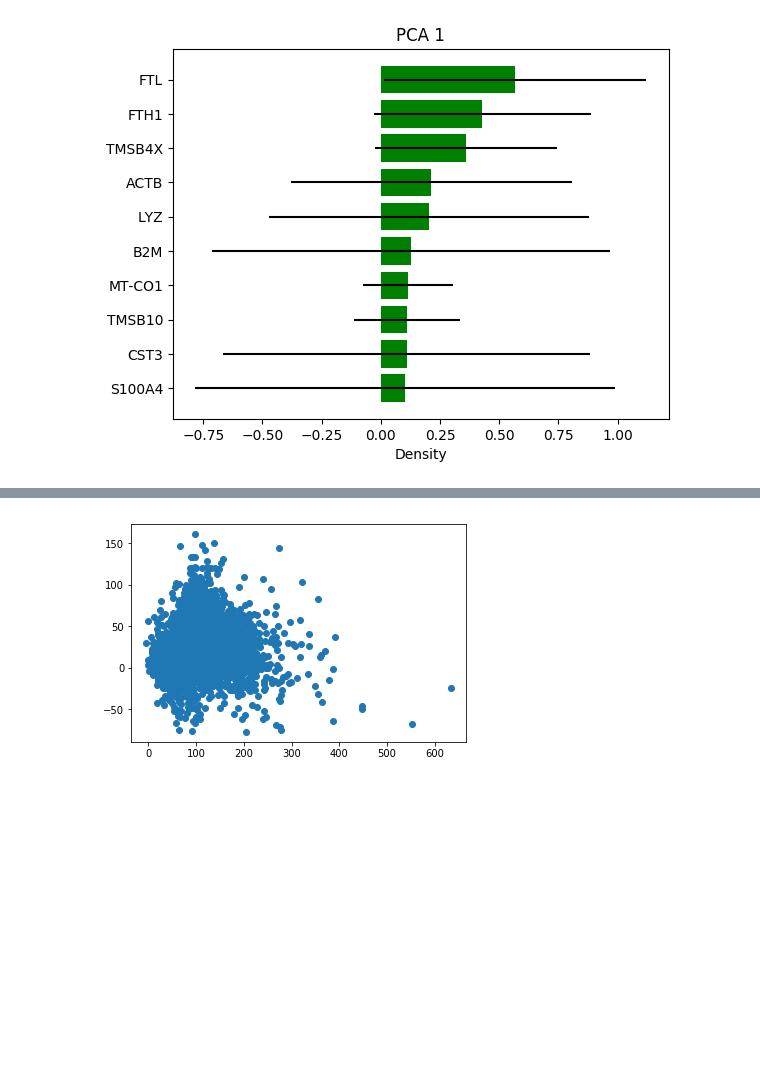
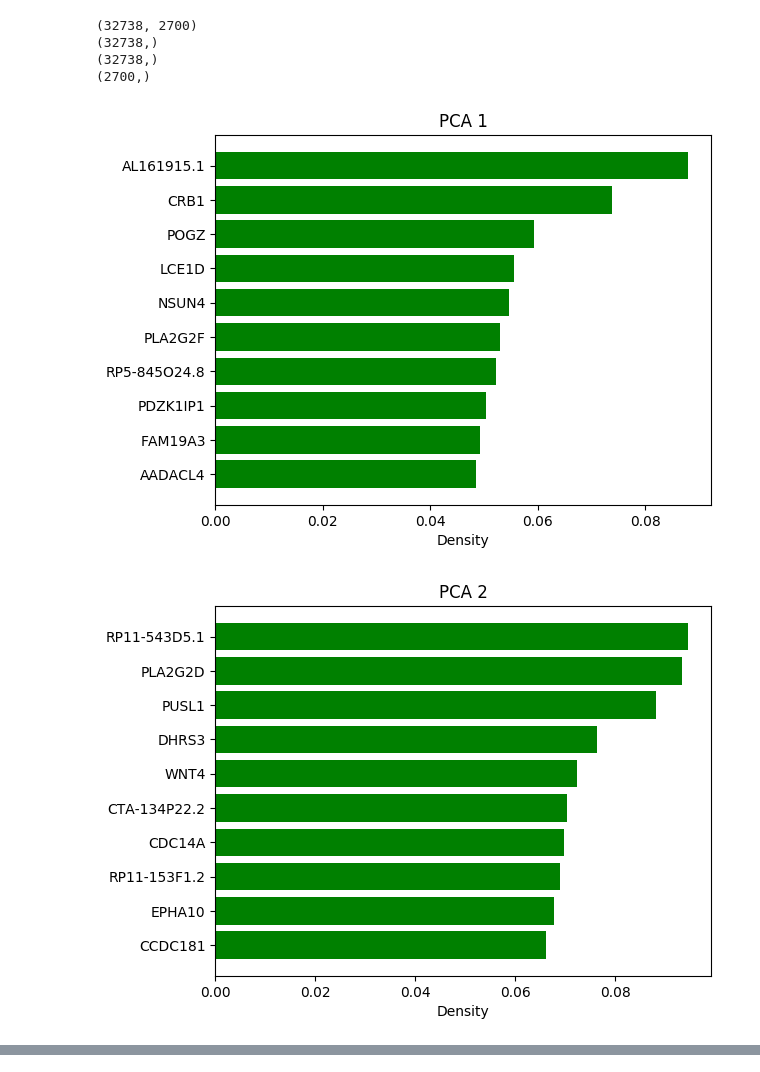
Before and after one commit to achave11-ucsc/GA4GH-MLSpring17, a Jupyter notebook: Proces_Data.ipynb, the cells around one changed output, grey strips where cells are left out. Drawn from its saved outputs; the diff is of its cells as text; code cells hidden in the pictures; blank space fills up the shorter version.

```diff
--- a/Proces_Data.ipynb
+++ b/Proces_Data.ipynb
@@ -23,6 +38,16 @@ gene_ids_names = np.matrix([row for row in csv.reader(open(genes_path), delimite
 
 barcodes_path = os.path.join(human_matrix_dir, "barcodes.tsv")
 barcodes = np.array([row[0] for row in csv.reader(open(barcodes_path), delimiter="\t")])
+# %%
+print mat.shape
+print gene_ids.shape
+print gene_names.shape
+print barcodes.shape
+# %% [output]
+(32738, 2700)
+(32738,)
+(32738,)
+(2700,)
 # %%
 import matplotlib.pyplot as plt
 import numpy as np
@@ -78,14 +106,14 @@ def plot_pca_weights(pca):
 # %%
 def run_pca(matrix_data, components = 10, svd_solver='randomized'):
     X_mat = matrix_data.todense()
-    X_mat = X_mat.transpose()
+#     X_mat = X_mat.transpose()
     pca = PCA(copy=True, iterated_power='auto', n_components=components, random_state=None,
               svd_solver=svd_solver, tol=0.0, whiten=False)
     pca.fit(X_mat)
     plot_pca_weights(pca)
 
 
-    return pca, np.dot(X_mat, pca.components_.transpose())
+    return np.dot(X_mat, pca.components_.transpose())
 
 
 def get_tags(list_of_indexes):
@@ -96,4 +142,5 @@ def get_tags(list_of_indexes):
 # %%
-X_mat_red = run_pca(matrix_data = mat, components= 6)
+X_mat_red = run_pca(matrix_data = mat, components= 10)
 # %% [output]
-[figure, old version]
+[figure, new version]
+[figure, added]
@@ -108,6 +154,0 @@ import matplotlib.ticker as ticker
-# %%
-fig, ax = plt.subplots()
-ax.scatter(np.array(X_mat_red[1][:,1]) , np.array(X_mat_red[1][:,2]))
-plt.show()
-# %% [output]
-[figure, removed]
```
Also changed, not shown: parts of 14 cells of this notebook.
